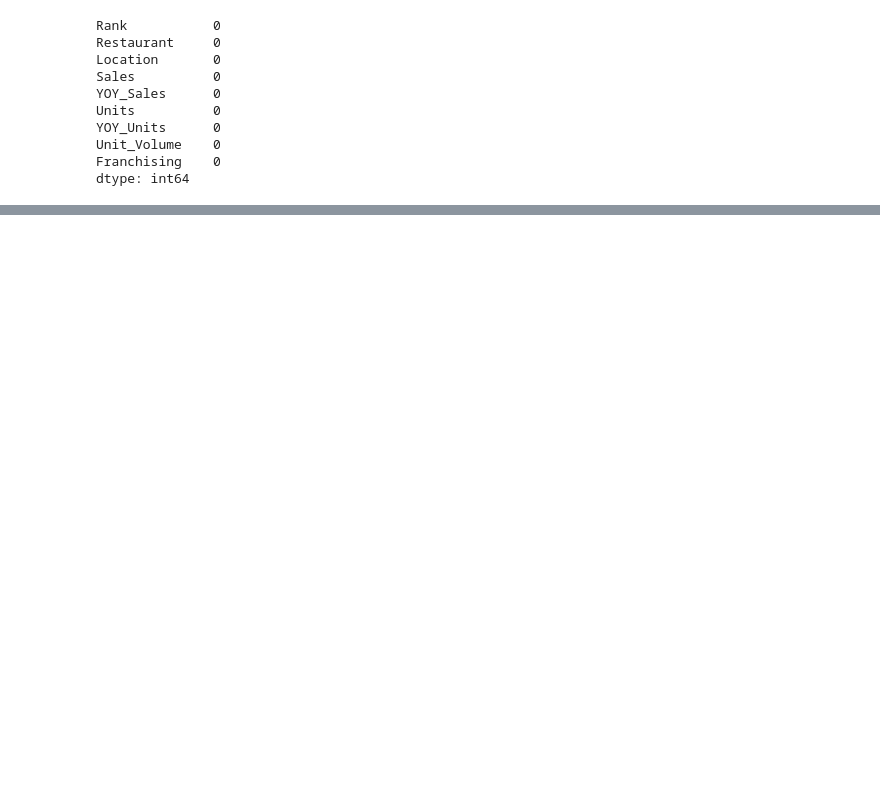
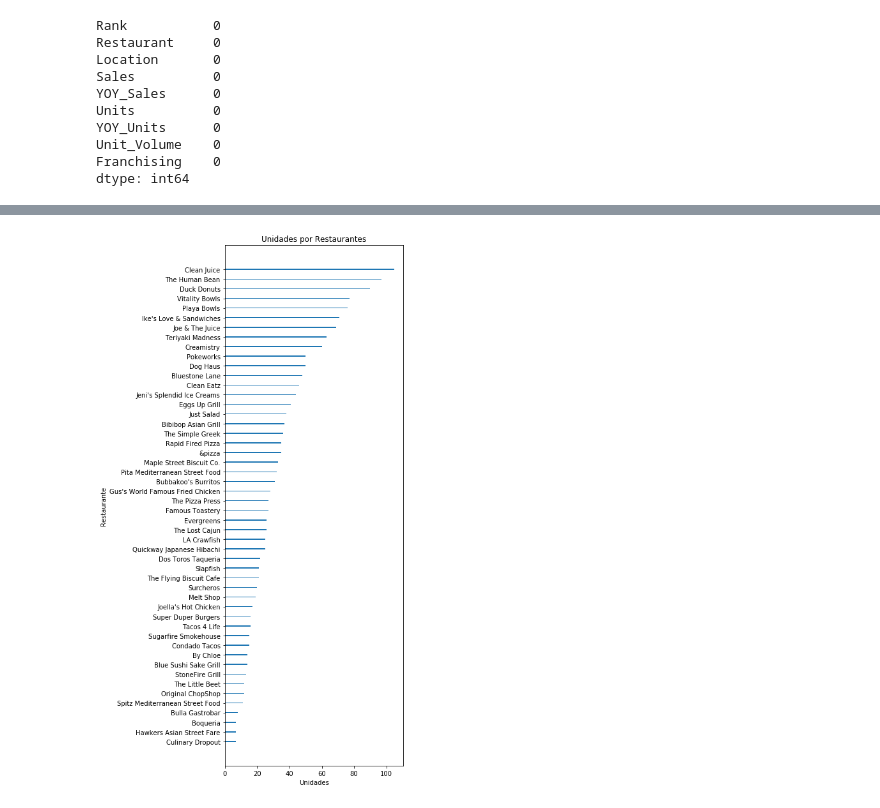
Before and after one commit to SEPalmiere/Dataset_Analysis, a Jupyter notebook: Restaurants/Restaurants_analysis.ipynb, the cells around one changed output, grey strips where cells are left out. Drawn from its saved outputs; the diff is of its cells as text; code cells hidden in the pictures; blank space fills up the shorter version.

```diff
--- a/Restaurants/Restaurants_analysis.ipynb
+++ b/Restaurants/Restaurants_analysis.ipynb
@@ -94,0 +119,3 @@ data = data.drop(columns=['Rank'],axis=1)
+# %%
+d2 = data[['Restaurante', 'Unidades','Vendas']].sort_values('Unidades', ascending = True)
+d2
@@ -94,0 +140,9 @@ data = data.drop(columns=['Rank'],axis=1)
+# %%
+plt.figure(figsize=(5,15))
+plt.barh(d2.Restaurante, d2.Unidades, height = 0.1)
+plt.title('Unidades por Restaurantes')
+plt.ylabel('Restaurante')
+plt.xlabel('Unidades')
+plt.show()
+# %% [output]
+[figure, added]
```
Also changed, not shown: parts of 100 cells of this notebook.
